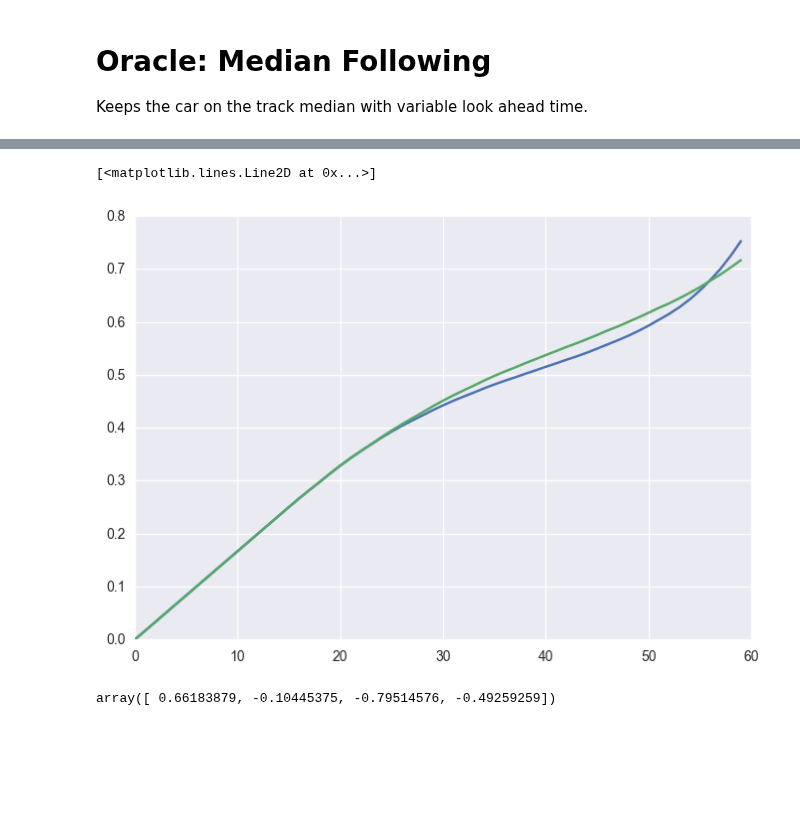
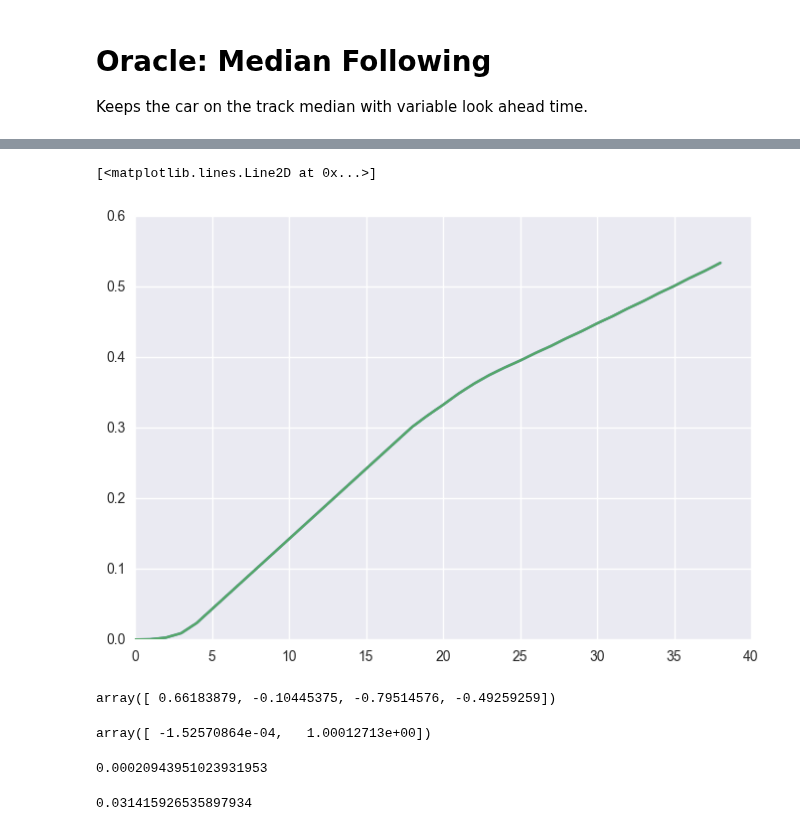
Before and after one commit to jcsharp/DriveIt, a Jupyter notebook: Oracle.ipynb, the cells around one changed output, grey strips where cells are left out. Cells and saved outputs as stored; diff of their text form; code cells hidden in the pictures; blank space fills up the shorter version.

```diff
--- a/Oracle.ipynb
+++ b/Oracle.ipynb
@@ -8,17 +8,17 @@ import numpy as np
 from numpy import pi
 
 num_episodes = 1  # number of episodes to run
-time_limit = 10.0
+time_limit = 3.0
 throttle_limit = 1.0
 gamma = 0.98
-epsilon = 0.00
-look_ahead = 0.2 # [-0.03, 0.37], 0.16 for the median, 0.34 optimal
-kp = np.array((0.1, 1.0, 0.5)) * 4.0 # lateral, heading, steer
+epsilon = 0.03
+look_ahead = 0.0 # [-0.03, 0.37], 0.16 for the median, 0.34 optimal
+kp = np.array((0.1, 1.0, 0.5)) * 0.9 # lateral, heading, steer
 trl = 2.3 + (0.35 - look_ahead) * (3.1 - 2.3) / (0.34 - 0.00)
 random_position=False
 
 env = DriveItEnv(time_limit, throttle_limit, gamma, \
-                 show_belief_state=False, trail_length=trl)
+                 show_belief_state=True, trail_length=trl)
 observation = env._reset(random_position)
 done = False
 reward_episode = 0
@@ -27,29 +27,38 @@ reward_sum = 0.0
 for i_episode in range(1, num_episodes + 1):
     trace = []
     obs = []
-    states = []
+    truepos = []
     props = []
-    errs = []
+    berrs = []
+    coord = []
     while not done:
         if num_episodes < 2:
             env.render()
 
-        x_m, y_m, theta, steer = observation
+        x_m, y_m, theta, steer, v = observation
+        theta_, k_m = env.median_properties(x_m * checkpoint_median_length + look_ahead)
+        steer_ = k_m / K_max
+        err = (y_m, canonical_angle(theta * pi - theta_) / pi, steer - steer_)
+
         s = env.state
-        true_xm, true_ym = s[5] / checkpoint_median_length, s[6] / half_track_width
-        theta_, steer_ = env._median_properties(x_m * checkpoint_median_length + look_ahead)
-        err = (y_m, canonical_angle(theta * pi - theta_) / pi, steer - steer_)
+        true_xm, true_ym = s[0] / checkpoint_median_length, s[1] / half_track_width
+        true_th, true_v = s[2] / pi, s[4]
 
         trace.append(err)
         obs.append(observation)
-        states.append((true_xm, true_ym))
+        truepos.append((true_xm, true_ym, true_th, true_v))
+        coord.append(env.position)
         props.append((theta_ / pi, steer_))
-        errs.append((x_m - true_xm, y_m - true_ym))
+        berrs.append((x_m - true_xm, y_m - true_ym, \
+                      canonical_angle(theta - true_th), v - true_v))
 
         f = np.inner(kp, err)
         if f < -epsilon: action = 1
         elif f > epsilon: action = 2
         else: action = 0
+
+        if v < throttle_limit:
+            action += 3
 
         observation, reward, done, info = env.step(action)
         reward_episode += reward
@@ -63,5 +72,6 @@ for i_episode in range(1, num_episodes + 1):
     observation = env._reset(random_position)
     done = False
 
-print('Average reward: %f' %(reward_sum / num_episodes))
+if num_episodes > 1:
+    print('Average reward: %f' %(reward_sum / num_episodes))
 # %% [output]
@@ -106,14 +120,27 @@ plt.plot(props)
 # %%
 i = 0
-plt.plot([s[i] for s in states])
+plt.plot([s[i] for s in truepos])
 plt.plot([o[i] for o in obs])
 # %% [output]
 [<matplotlib.lines.Line2D at 0x...>]
-[figure, old version]
+[figure, new version]
 # %%
 env._reset(random_position=True)
 # %% [output]
 array([ 0.66183879, -0.10445375, -0.79514576, -0.49259259])
 # %%
 env.render()
+# %%
+bias = (0.0, 1.0)
+np.random.normal(bias, pi * 0.0001)
+# %% [output]
+array([ -1.52570864e-04,   1.00012713e+00])
+# %%
+2*pi/900*0.03
+# %% [output]
+0.00020943951023931953
+# %%
+pi * 0.01
+# %% [output]
+0.031415926535897934
 # %%
```
Also changed, not shown: parts of 13 cells of this notebook, 2 other files.
